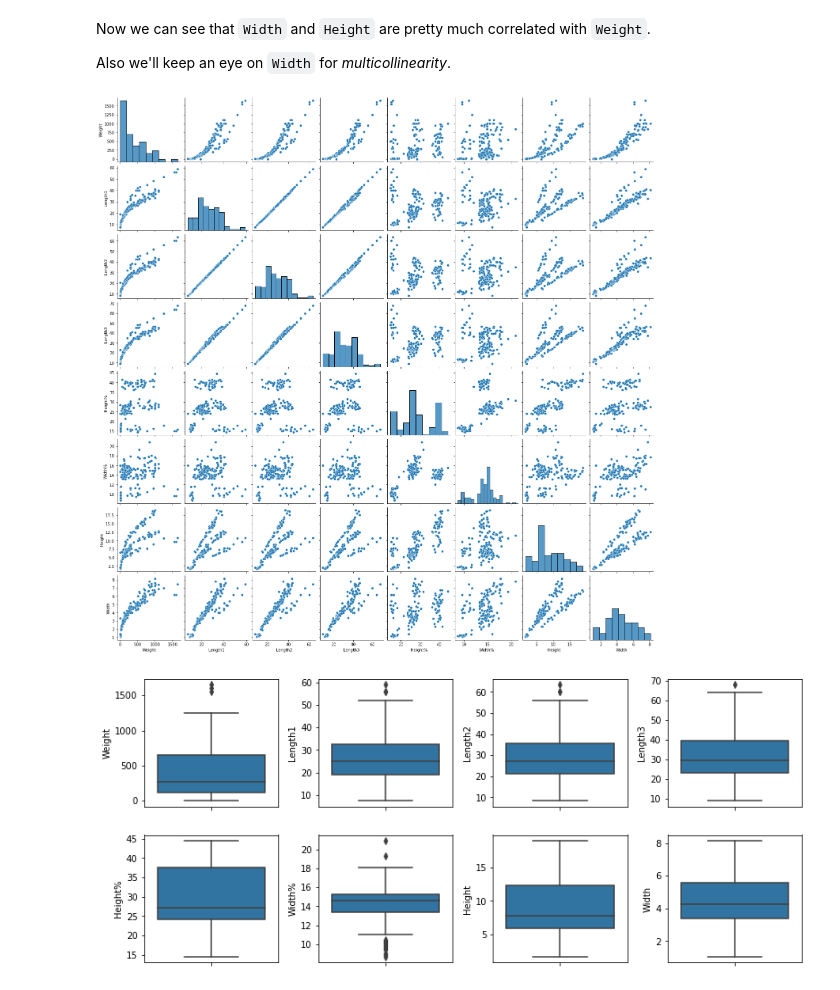
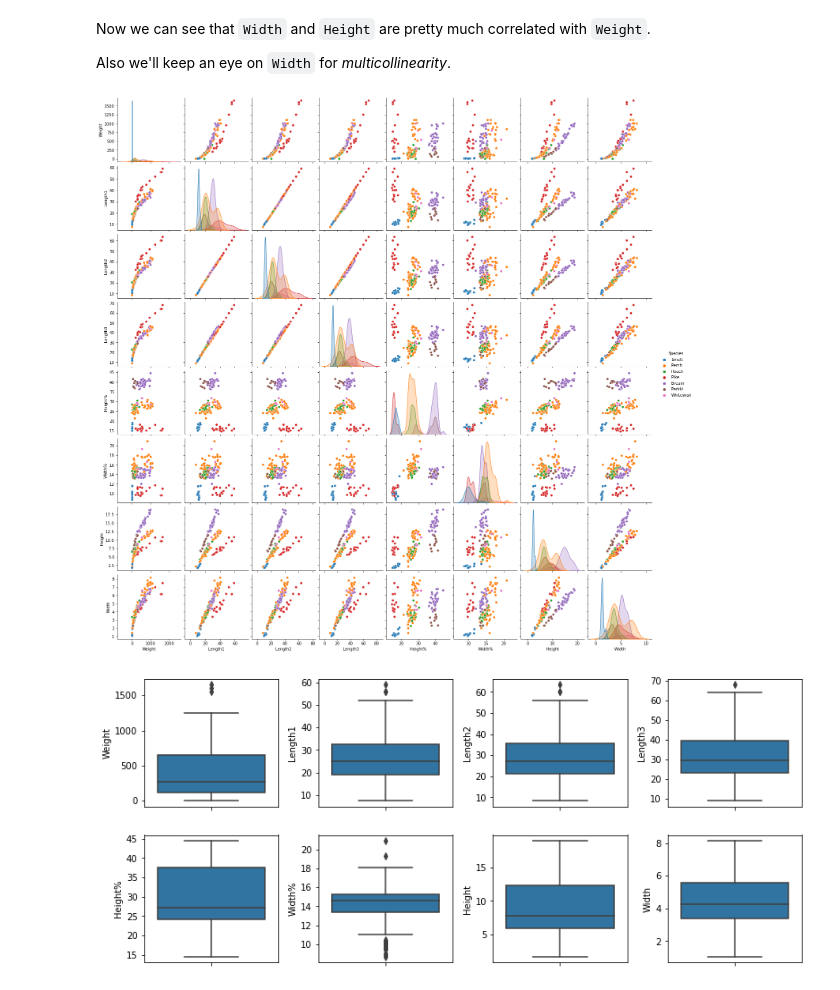
Before and after one commit to mrutyunjay17/Hands-On-Machine-Learning, a Jupyter notebook: practice_dummy_datasets/MLR_Fish_Market/analysis.ipynb, the cells around one changed output. Saved outputs shown, nothing was run; the diff lists cells and outputs as text; code cells hidden in the pictures.

````diff
--- a/practice_dummy_datasets/MLR_Fish_Market/analysis.ipynb
+++ b/practice_dummy_datasets/MLR_Fish_Market/analysis.ipynb
@@ -28,6 +29,10 @@ cols = ["Species", "Weight", "Length1", "Length2","Length3", "Height%", "Width%"
 fish_data = pd.read_csv("fish_data.txt", delimiter="\s+", header=None
            ,index_col=0, names=cols)
 
+np.random.seed(42)
+fish_data = fish_data.sample(frac=1).reset_index(drop=True)
+
+
 fish_data.head(3)
 # %% [output]
 |  | Species | Weight | Length1 | Length2 | Length3 | Height% | Width% | Sex |
@@ -121,10 +127,10 @@
 Also we'll keep an eye on ```Width``` for *multicollinearity*.
 # %%
 #Numerical Univariate and Pairwise analysis
-sns.pairplot(fish_data)
+sns.pairplot(fish_data, kind="scatter", hue="Species")
 plt.show()
 # %% [output]
-[figure, old version]
+[figure, new version]
 # %%
 #Checking for feature distribution
 fig,ax = plt.subplots(2, 4, figsize=(11,5))
````
Also changed, not shown: parts of 50 cells of this notebook.
